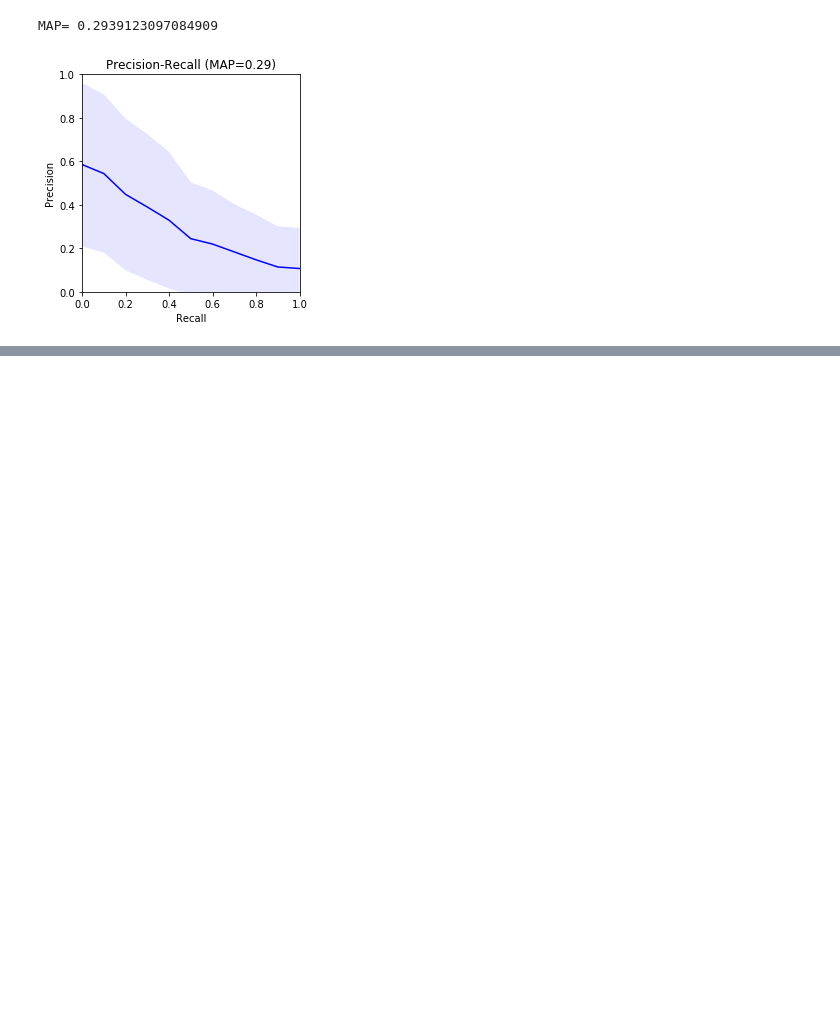
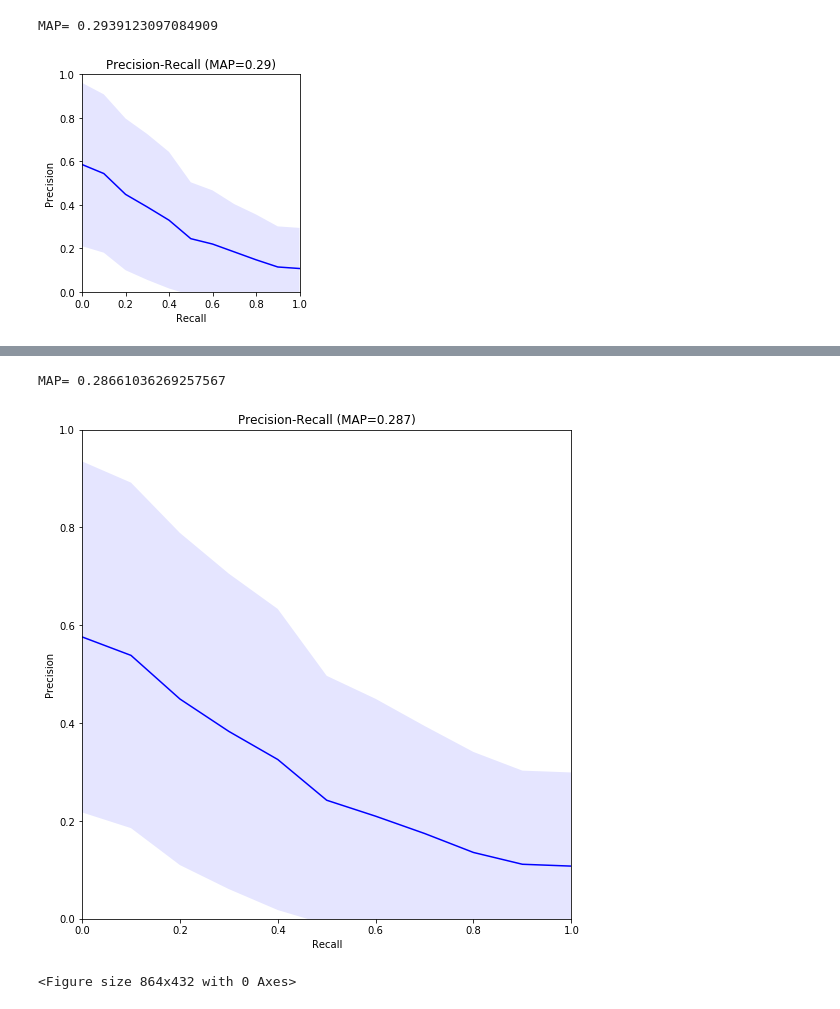
Before and after one commit to camachoxx/RI, a Jupyter notebook: Project/Mini-Project.ipynb, the cells around one changed output, grey strips where cells are left out. Saved outputs shown, nothing was run; the diff lists cells and outputs as text; code cells hidden in the pictures; blank space fills up the shorter version.

```diff
--- a/Project/Mini-Project.ipynb
+++ b/Project/Mini-Project.ipynb
@@ -710,0 +794,2 @@ m_tests(0.1,1,5,models.score_lmjm)
+# %%
+best_p,mapl,recl,precl,pv,ind=m_tests(80,150,10,models.score_lmd)
@@ -711,3 +800,9 @@ m_tests(0.1,1,5,models.score_lmjm)
+# %%
+best_test("LMJM-test",mapl,precl,recl,ind)
+# %% [output]
+MAP= 0.28661036269257567
+[figure, added]
+<Figure size 864x432 with 0 Axes>
 # %% [markdown]
 ### Results and discussion
 
```
Also changed, not shown: parts of 41 cells of this notebook, 3 other files.
